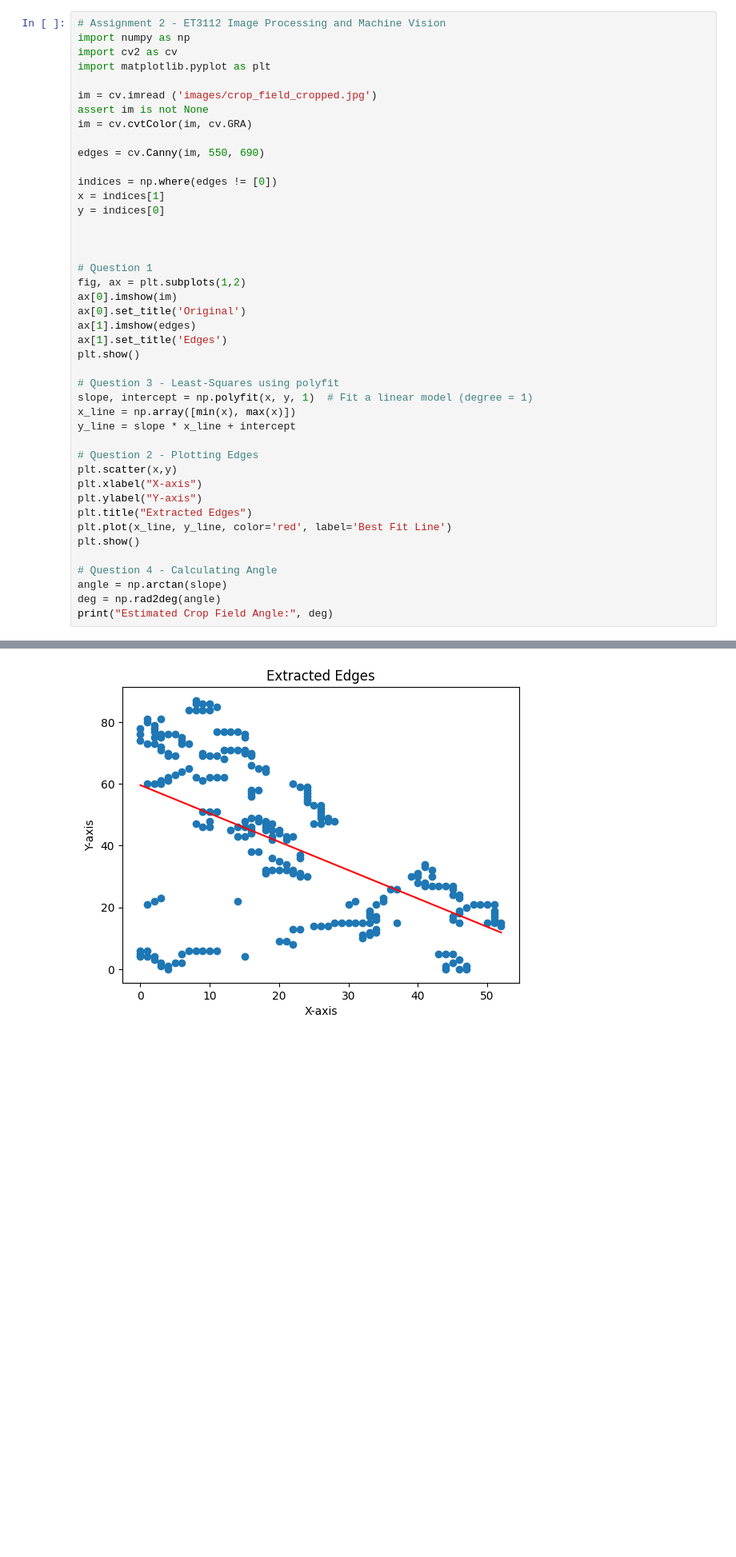
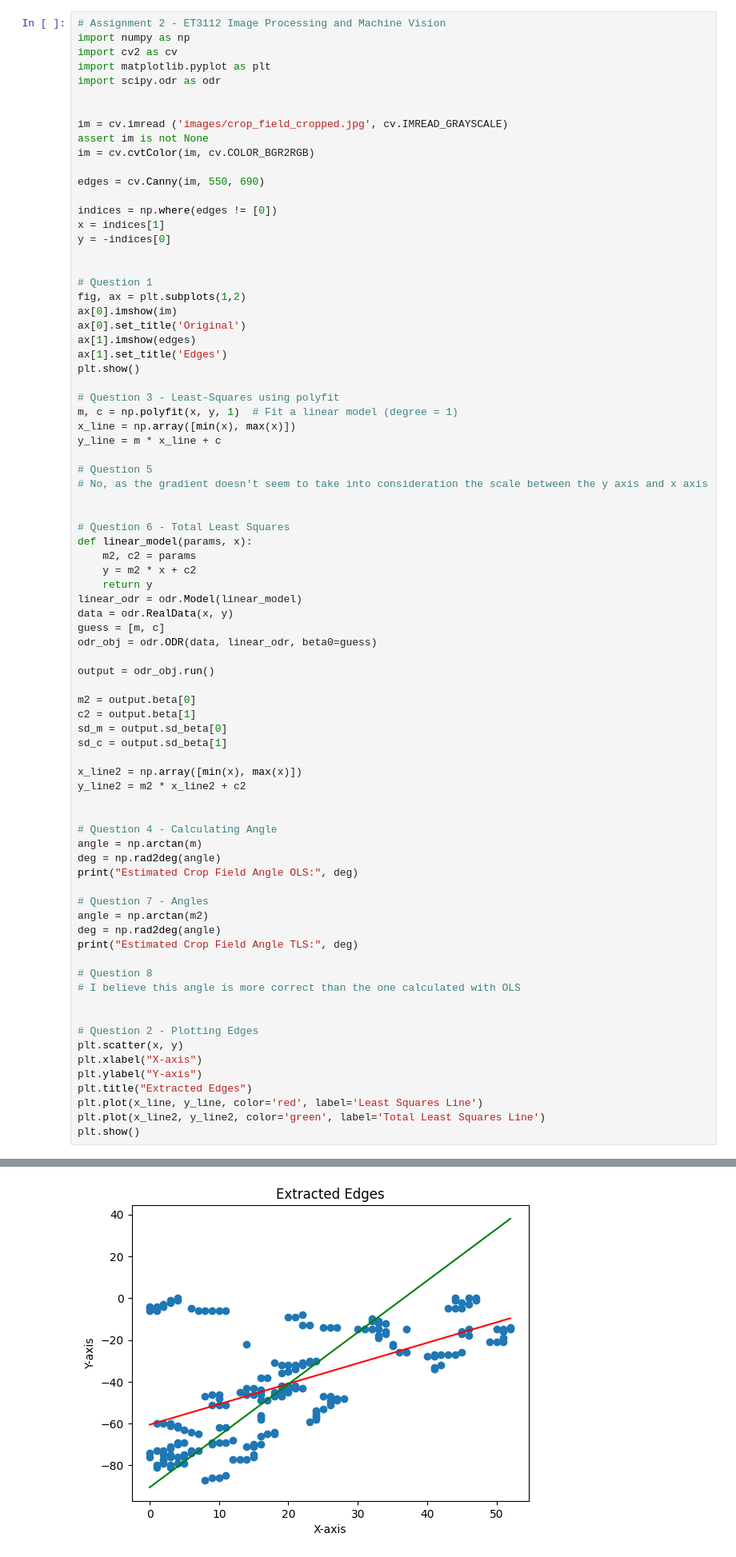
Before and after one commit to MarcWije/ImgPro, a Jupyter notebook: Assignment 2/Assignment2.ipynb, the cells around one changed output, grey strips where cells are left out. Shown: that part at 80% size. Cells and saved outputs as stored; diff of their text form; blank space fills up the shorter version.

```diff
--- a/Assignment 2/Assignment2.ipynb
+++ b/Assignment 2/Assignment2.ipynb
@@ -3,17 +3,18 @@
 import numpy as np
 import cv2 as cv
 import matplotlib.pyplot as plt
+import scipy.odr as odr
 
-im = cv.imread ('images/crop_field_cropped.jpg')
+
+im = cv.imread ('images/crop_field_cropped.jpg', cv.IMREAD_GRAYSCALE)
 assert im is not None
-im = cv.cvtColor(im, cv.GRA)
+im = cv.cvtColor(im, cv.COLOR_BGR2RGB)
 
 edges = cv.Canny(im, 550, 690)
 
 indices = np.where(edges != [0])
 x = indices[1]
-y = indices[0]
-
+y = -indices[0]
 
 
 # Question 1
@@ -25,20 +26,55 @@ ax[1].set_title('Edges')
 plt.show()
 
 # Question 3 - Least-Squares using polyfit
-slope, intercept = np.polyfit(x, y, 1)  # Fit a linear model (degree = 1)
+m, c = np.polyfit(x, y, 1)  # Fit a linear model (degree = 1)
 x_line = np.array([min(x), max(x)])
-y_line = slope * x_line + intercept
+y_line = m * x_line + c
+
+# Question 5
+# No, as the gradient doesn't seem to take into consideration the scale between the y axis and x axis
+
+
+# Question 6 - Total Least Squares
+def linear_model(params, x):
+    m2, c2 = params
+    y = m2 * x + c2
+    return y
+linear_odr = odr.Model(linear_model)
+data = odr.RealData(x, y)
+guess = [m, c]
+odr_obj = odr.ODR(data, linear_odr, beta0=guess)
+
+output = odr_obj.run()
+
+m2 = output.beta[0]
+c2 = output.beta[1]
+sd_m = output.sd_beta[0]
+sd_c = output.sd_beta[1]
+
+x_line2 = np.array([min(x), max(x)])
+y_line2 = m2 * x_line2 + c2
+
+
+# Question 4 - Calculating Angle
+angle = np.arctan(m)
+deg = np.rad2deg(angle)
+print("Estimated Crop Field Angle OLS:", deg)
+
+# Question 7 - Angles
+angle = np.arctan(m2)
+deg = np.rad2deg(angle)
+print("Estimated Crop Field Angle TLS:", deg)
+
+# Question 8
+# I believe this angle is more correct than the one calculated with OLS
+
 
 # Question 2 - Plotting Edges
-plt.scatter(x,y)
+plt.scatter(x, y)
 plt.xlabel("X-axis")
 plt.ylabel("Y-axis")
 plt.title("Extracted Edges")
-plt.plot(x_line, y_line, color='red', label='Best Fit Line')
+plt.plot(x_line, y_line, color='red', label='Least Squares Line')
+plt.plot(x_line2, y_line2, color='green', label='Total Least Squares Line')
 plt.show()
-
-# Question 4 - Calculating Angle
-angle = np.arctan(slope)
-deg = np.rad2deg(angle)
-print("Estimated Crop Field Angle:", deg)
 # %% [output]
@@ -46 +84 @@ print("Estimated Crop Field Angle:", deg)
-[figure, old version]
+[figure, new version]
```
Also changed, not shown: parts of 1 cell of this notebook.
